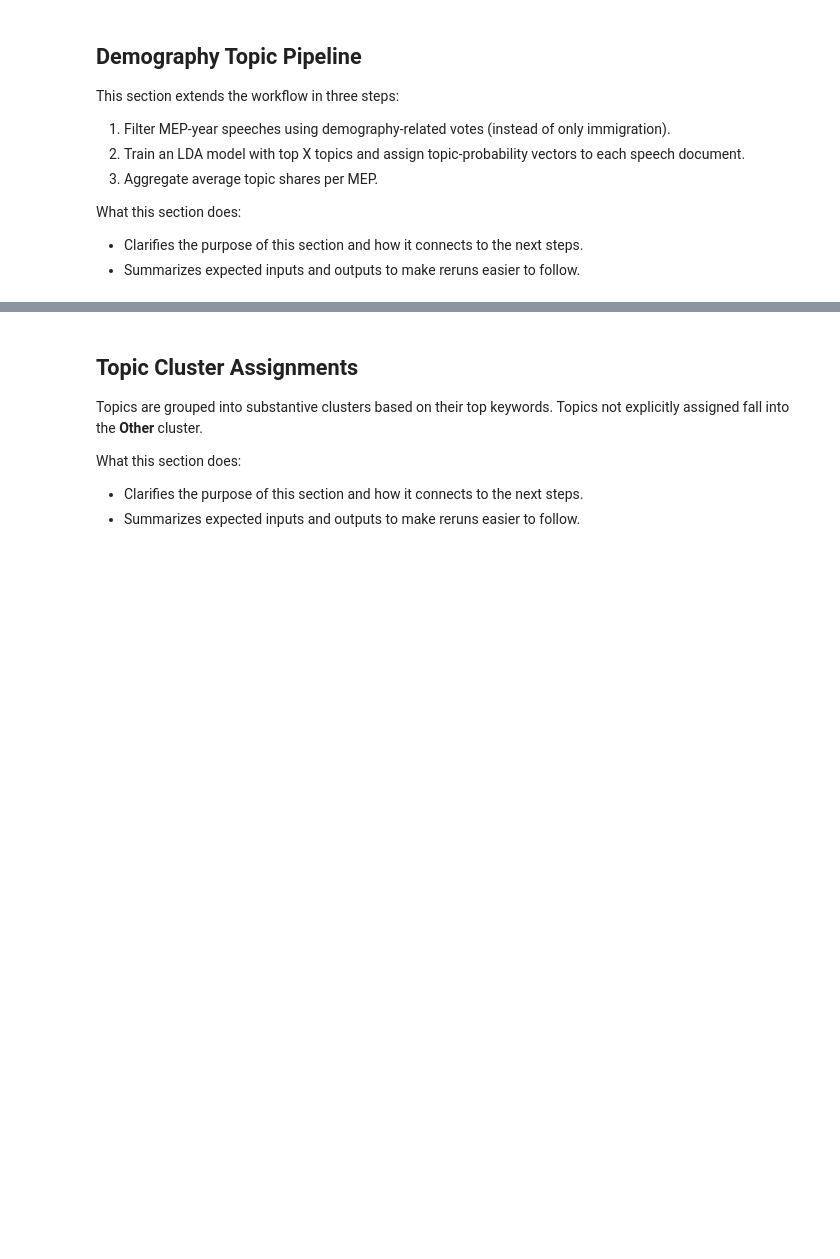
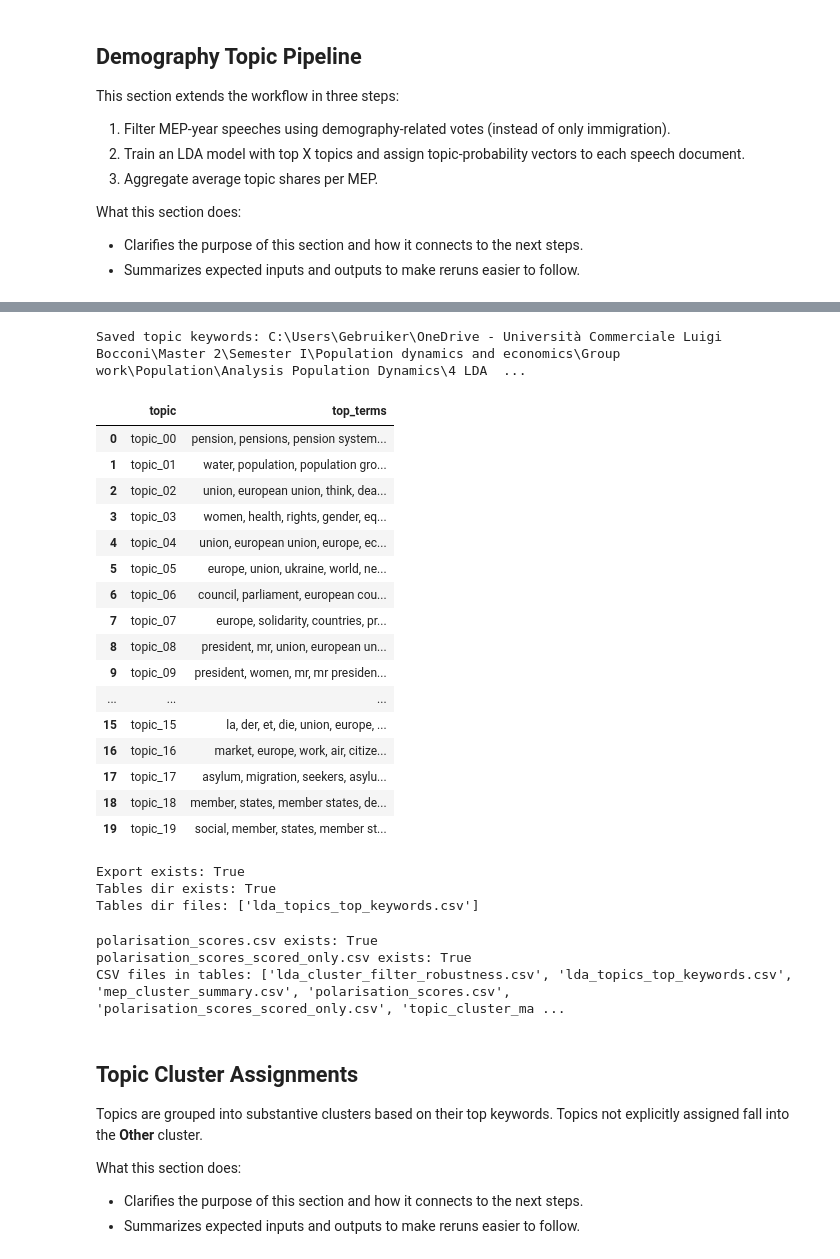
Before and after one commit to SmruthiAnanth/Population, a Jupyter notebook: Analysis Population Dynamics/4 LDA Topic Analysis/LDA_Analysis.ipynb, the cells around one changed output, grey strips where cells are left out. Drawn from its saved outputs; the diff is of its cells as text; code cells hidden in the pictures; blank space fills up the shorter version.

Commit message:
David: further refinement of analysis and additional results

```diff
--- a/Analysis Population Dynamics/4 LDA Topic Analysis/LDA_Analysis.ipynb
+++ b/Analysis Population Dynamics/4 LDA Topic Analysis/LDA_Analysis.ipynb
@@ -504,3 +507,47 @@ Topic matrix shape: (975, 50)
+# %%
+TOPIC_KEYWORDS_CSV_PATH = TABLES_DIR / "lda_topics_top_keywords.csv"
+
+if "topic_terms_df" not in globals() or topic_terms_df is None or topic_terms_df.empty:
+    raise ValueError("topic_terms_df is missing. Run the baseline LDA cell first.")
+
+topic_terms_df.to_csv(TOPIC_KEYWORDS_CSV_PATH, index=False, encoding="utf-8-sig")
+print(f"Saved topic keywords: {TOPIC_KEYWORDS_CSV_PATH}")
+display(topic_terms_df.head(20))
+# %% [output]
+Saved topic keywords: C:\Users\Gebruiker\OneDrive - Università Commerciale Luigi Bocconi\Master 2\Semester I\Population dynamics and economics\Group work\Population\Analysis Population Dynamics\4 LDA  ...
+|  | topic | top_terms |
+| 0 | topic_00 | pension, pensions, pension system... |
+| 1 | topic_01 | water, population, population gro... |
+| 2 | topic_02 | union, european union, think, dea... |
+| 3 | topic_03 | women, health, rights, gender, eq... |
+| 4 | topic_04 | union, european union, europe, ec... |
+| 5 | topic_05 | europe, union, ukraine, world, ne... |
+| 6 | topic_06 | council, parliament, european cou... |
+| 7 | topic_07 | europe, solidarity, countries, pr... |
+| 8 | topic_08 | president, mr, union, european un... |
+| 9 | topic_09 | president, women, mr, mr presiden... |
+| ... | ... | ... |
+| 15 | topic_15 | la, der, et, die, union, europe, ... |
+| 16 | topic_16 | market, europe, work, air, citize... |
+| 17 | topic_17 | asylum, migration, seekers, asylu... |
+| 18 | topic_18 | member, states, member states, de... |
+| 19 | topic_19 | social, member, states, member st... |
+# %%
+print("Export exists:", TOPIC_KEYWORDS_CSV_PATH.exists())
+print("Tables dir exists:", TABLES_DIR.exists())
+print("Tables dir files:", [p.name for p in TABLES_DIR.glob("*.csv")])
+# %% [output]
+Export exists: True
+Tables dir exists: True
+Tables dir files: ['lda_topics_top_keywords.csv']
+# %%
+print("polarisation_scores.csv exists:", (TABLES_DIR / "polarisation_scores.csv").exists())
+print("polarisation_scores_scored_only.csv exists:", (TABLES_DIR / "polarisation_scores_scored_only.csv").exists())
+print("CSV files in tables:", [p.name for p in TABLES_DIR.glob("*.csv")])
+# %% [output]
+polarisation_scores.csv exists: True
+polarisation_scores_scored_only.csv exists: True
+CSV files in tables: ['lda_cluster_filter_robustness.csv', 'lda_topics_top_keywords.csv', 'mep_cluster_summary.csv', 'polarisation_scores.csv', 'polarisation_scores_scored_only.csv', 'topic_cluster_ma ...
 # %% [markdown]
 ## Topic Cluster Assignments
 
```
Also changed, not shown: parts of 21 cells of this notebook, 26 other files.
